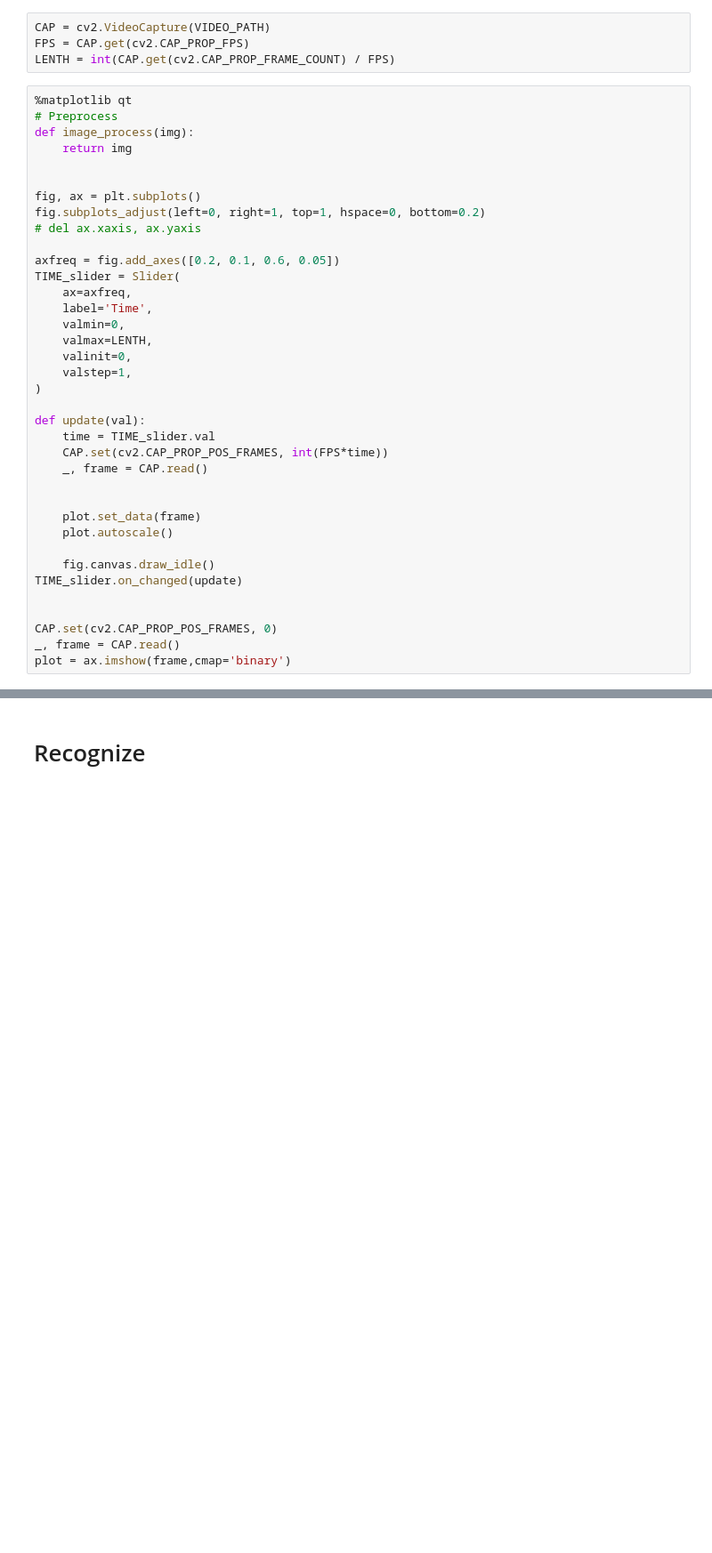
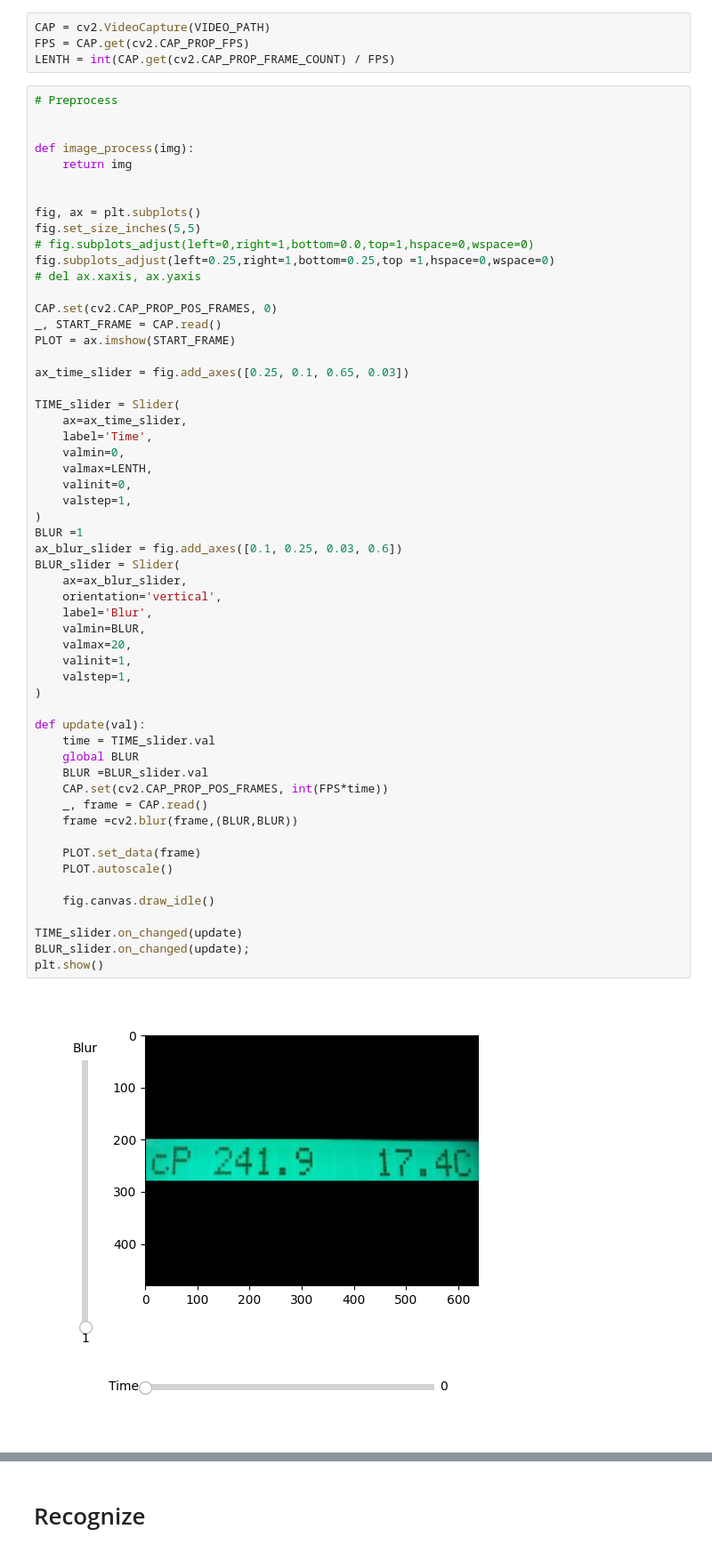
Before and after one commit to EnglishBeach/Diplom-work, a Jupyter notebook: Video_process/to_frames.ipynb, the cells around one changed output, grey strips where cells are left out. Shown at 89% size. Saved outputs shown, nothing was run; the diff lists cells and outputs as text; blank space fills up the shorter version.

```diff
--- a/Video_process/to_frames.ipynb
+++ b/Video_process/to_frames.ipynb
@@ -15,39 +18,60 @@ CAP = cv2.VideoCapture(VIDEO_PATH)
 FPS = CAP.get(cv2.CAP_PROP_FPS)
 LENTH = int(CAP.get(cv2.CAP_PROP_FRAME_COUNT) / FPS)
 # %%
-%matplotlib qt
 # Preprocess
+
+
 def image_process(img):
     return img
 
 
 fig, ax = plt.subplots()
-fig.subplots_adjust(left=0, right=1, top=1, hspace=0, bottom=0.2)
+fig.set_size_inches(5,5)
+# fig.subplots_adjust(left=0,right=1,bottom=0.0,top=1,hspace=0,wspace=0)
+fig.subplots_adjust(left=0.25,right=1,bottom=0.25,top =1,hspace=0,wspace=0)
 # del ax.xaxis, ax.yaxis
 
-axfreq = fig.add_axes([0.2, 0.1, 0.6, 0.05])
+CAP.set(cv2.CAP_PROP_POS_FRAMES, 0)
+_, START_FRAME = CAP.read()
+PLOT = ax.imshow(START_FRAME)
+
+ax_time_slider = fig.add_axes([0.25, 0.1, 0.65, 0.03])
+
 TIME_slider = Slider(
-    ax=axfreq,
+    ax=ax_time_slider,
     label='Time',
     valmin=0,
     valmax=LENTH,
     valinit=0,
     valstep=1,
 )
+BLUR =1
+ax_blur_slider = fig.add_axes([0.1, 0.25, 0.03, 0.6])
+BLUR_slider = Slider(
+    ax=ax_blur_slider,
+    orientation='vertical',
+    label='Blur',
+    valmin=BLUR,
+    valmax=20,
+    valinit=1,
+    valstep=1,
+)
 
 def update(val):
     time = TIME_slider.val
+    global BLUR
+    BLUR =BLUR_slider.val
     CAP.set(cv2.CAP_PROP_POS_FRAMES, int(FPS*time))
     _, frame = CAP.read()
+    frame =cv2.blur(frame,(BLUR,BLUR))
 
-
-    plot.set_data(frame)
-    plot.autoscale()
+    PLOT.set_data(frame)
+    PLOT.autoscale()
 
     fig.canvas.draw_idle()
+
 TIME_slider.on_changed(update)
-
-
-CAP.set(cv2.CAP_PROP_POS_FRAMES, 0)
-_, frame = CAP.read()
-plot = ax.imshow(frame,cmap='binary')
+BLUR_slider.on_changed(update);
+plt.show()
+# %% [output]
+[figure, added]
```
Also changed, not shown: parts of 3 cells of this notebook.
